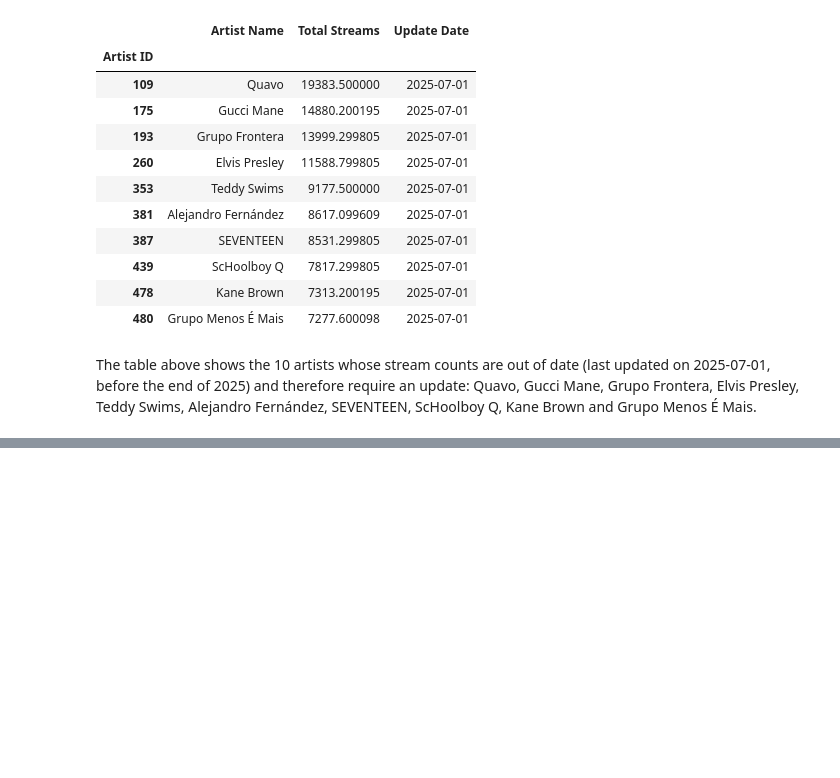
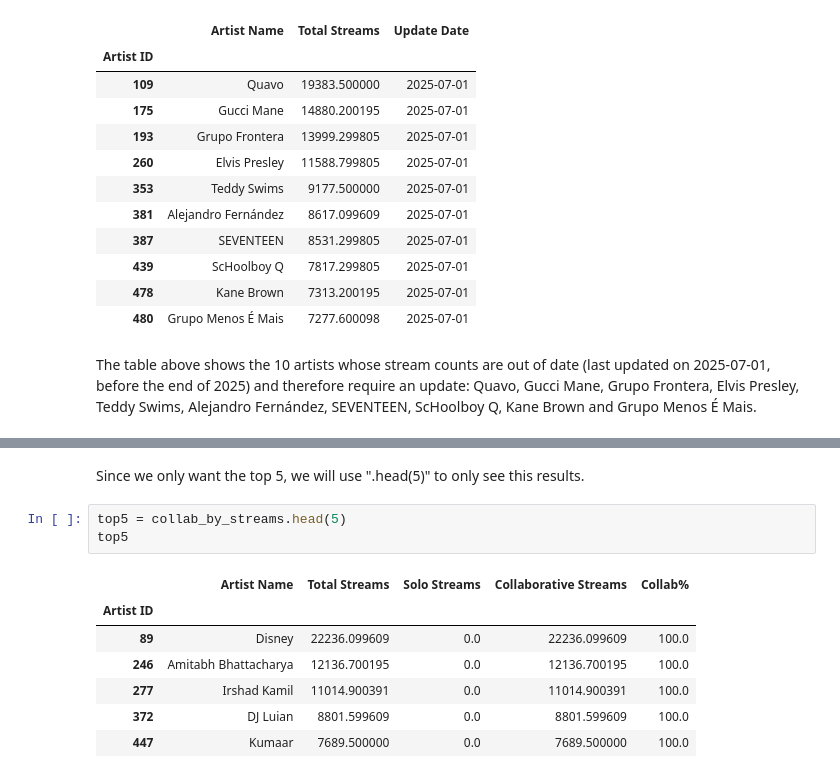
Before and after one commit to martim-dot/Group15_PDS_2627, a Jupyter notebook: project.ipynb, the cells around one changed output, grey strips where cells are left out. Drawn from its saved outputs; the diff is of its cells as text; blank space fills up the shorter version.

```diff
--- a/project.ipynb
+++ b/project.ipynb
@@ -492,0 +538,13 @@ The table above shows the 10 artists whose stream counts are out of date (last u
+# %% [markdown]
+Since we only want the top 5, we will use ".head(5)" to only see this results.
+# %%
+top5 = collab_by_streams.head(5)
+top5
+# %% [output]
+|  | Artist Name | Total Streams | Solo Streams | Collaborative Streams | Collab% |
+| Artist ID |  |  |  |  |  |
+| 89 | Disney | 22236.099609 | 0.0 | 22236.099609 | 100.0 |
+| 246 | Amitabh Bhattacharya | 12136.700195 | 0.0 | 12136.700195 | 100.0 |
+| 277 | Irshad Kamil | 11014.900391 | 0.0 | 11014.900391 | 100.0 |
+| 372 | DJ Luian | 8801.599609 | 0.0 | 8801.599609 | 100.0 |
+| 447 | Kumaar | 7689.500000 | 0.0 | 7689.500000 | 100.0 |
```
Also changed, not shown: parts of 5 cells of this notebook.
